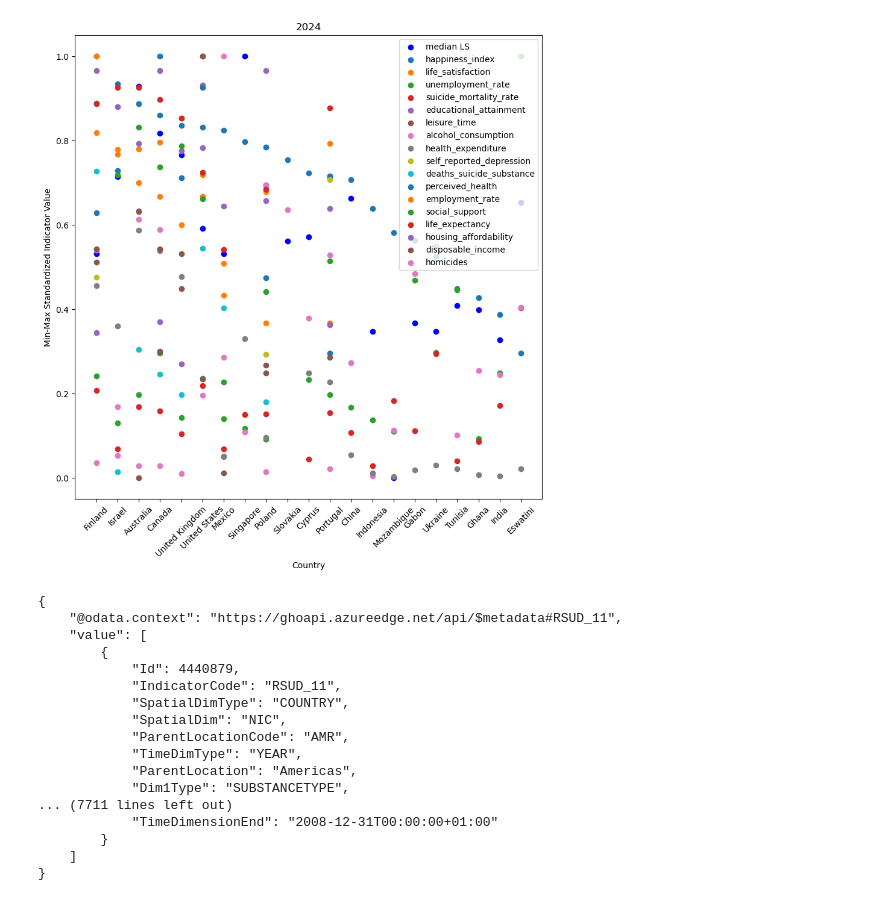
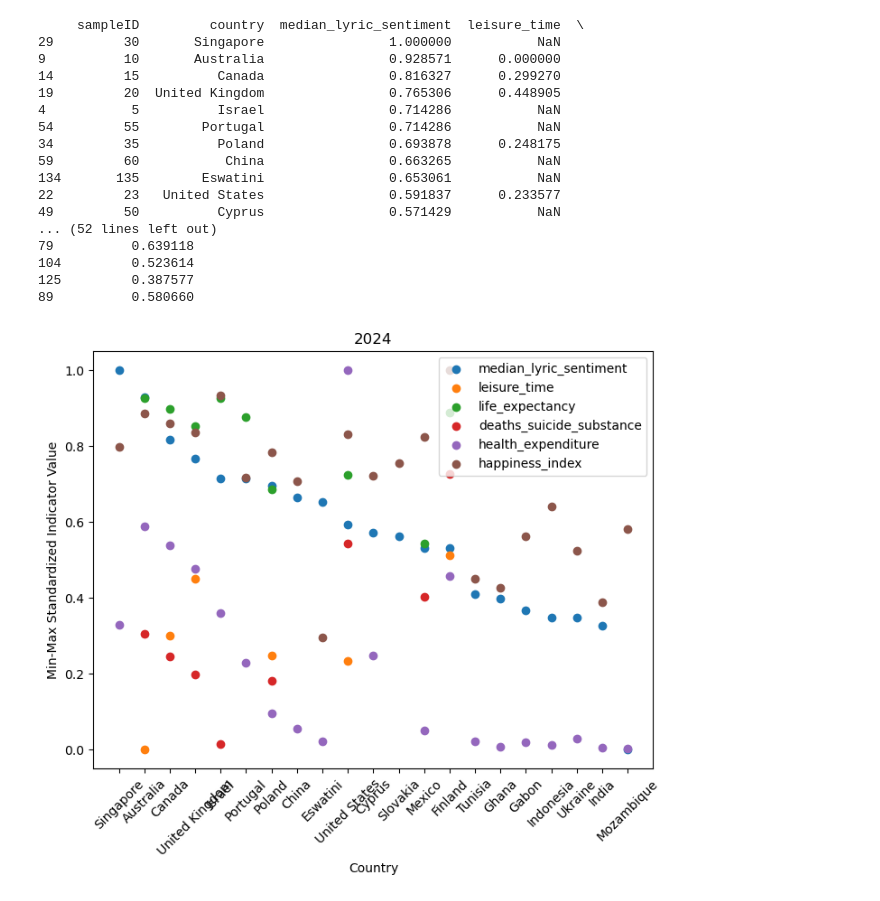
Before and after one commit to Blake-Dowling/Music-Sentiment-Analysis, a Jupyter notebook: analysis.ipynb, the cells around one changed output. Cells and saved outputs as stored; diff of their text form; code cells hidden in the pictures.

Commit message:
updated visual and corr

```diff
--- a/analysis.ipynb
+++ b/analysis.ipynb
@@ -98,0 +59,7 @@ def standardizeDict(dict):
+# %%
+
+indicatorDF = Database.getIndicatorDF()
+scaler = MinMaxScaler()
+
+indicatorDF.iloc[:, 2:] = scaler.fit_transform(indicatorDF.iloc[:, 2:])
+print(indicatorDF.to_string())
@@ -98,0 +84,8 @@ def standardizeDict(dict):
+# %%
+correlations = indicatorDF.iloc[:, 2:].corr()
+
+feature_importance = correlations['median_lyric_sentiment'].abs().sort_values(ascending=False)
+# print(indicatorDF.iloc[:,:2].columns)
+# print(list(feature_importance.index))
+indicatorDF = indicatorDF[list(indicatorDF.iloc[:,:2].columns) + list(feature_importance.index)]
+print(indicatorDF)
@@ -99,46 +110,41 @@ def standardizeDict(dict):
 # %%
-fig, axs = plt.subplots(1, 1, figsize=(10, 10))
+fig, axs = plt.subplots(1, 1, figsize=(8, 6))
 plt.xticks(rotation=45)
 
 axs.set_title("2024")
 axs.set_ylabel("Min-Max Standardized Indicator Value")
 axs.set_xlabel("Country")
 
-medianLyricSentiment = standardizeDict(calcMedianSentiment())
-axs.scatter(medianLyricSentiment.keys(), medianLyricSentiment.values(), color='blue', label="median LS")
 
-indicators = getIndicators()
+indicatorDF = indicatorDF.iloc[:, :8]
 
-for index, indicator in enumerate(indicators):
-    X_indicator = standardizeDict(getIndicatorDict(indicator))
-    X_indicator = {k: X_indicator[k] for k in X_indicator if k in medianLyricSentiment}
-    axs.scatter(X_indicator.keys(), X_indicator.values(), label=indicator)
+indicatorDF = indicatorDF.dropna(subset='median_lyric_sentiment')
+indicatorDF = indicatorDF.sort_values(by='median_lyric_sentiment', ascending=False)
+print(indicatorDF)
+
+for index, indicator in enumerate(indicatorDF.columns[2:]):
+
+    # X_indicator = {k: X_indicator[k] for k in X_indicator if k in medianLyricSentiment}
+    axs.scatter(indicatorDF['country'], indicatorDF[indicator], label=indicator)
 
 plt.legend()
 plt.show()
 # %% [output]
+     sampleID         country  median_lyric_sentiment  leisure_time  \
+29         30       Singapore                1.000000           NaN
+9          10       Australia                0.928571      0.000000
+14         15          Canada                0.816327      0.299270
+19         20  United Kingdom                0.765306      0.448905
+4           5          Israel                0.714286           NaN
+54         55        Portugal                0.714286           NaN
+34         35          Poland                0.693878      0.248175
+59         60           China                0.663265           NaN
+134       135        Eswatini                0.653061           NaN
+22         23   United States                0.591837      0.233577
+49         50          Cyprus                0.571429           NaN
+... (52 lines left out)
+79          0.639118
+104         0.523614
+125         0.387577
+89          0.580660
-[figure, old version]
+[figure, new version]
-# %%
-response = requests.get("https://ghoapi.azureedge.net/api/Indicator?$filter=contains(IndicatorName,'substance')")
-response = requests.get("https://ghoapi.azureedge.net/api/RSUD_11")
-
-data = response.json()
-print(json.dumps(data, indent=4))
-# %% [output]
-{
-    "@odata.context": "https://ghoapi.azureedge.net/api/$metadata#RSUD_11",
-    "value": [
-        {
-            "Id": 4440879,
-            "IndicatorCode": "RSUD_11",
-            "SpatialDimType": "COUNTRY",
-            "SpatialDim": "NIC",
-            "ParentLocationCode": "AMR",
-            "TimeDimType": "YEAR",
-            "ParentLocation": "Americas",
-            "Dim1Type": "SUBSTANCETYPE",
-... (7711 lines left out)
-            "TimeDimensionEnd": "2008-12-31T00:00:00+01:00"
-        }
-    ]
-}
```
Also changed, not shown: parts of 5 cells of this notebook, 21 other files.
